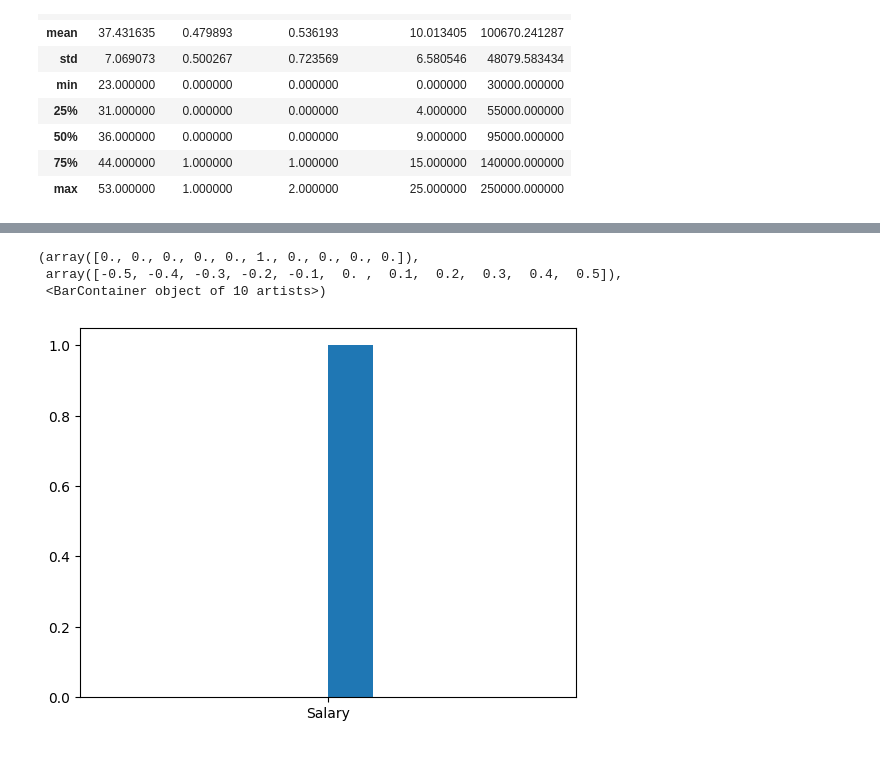
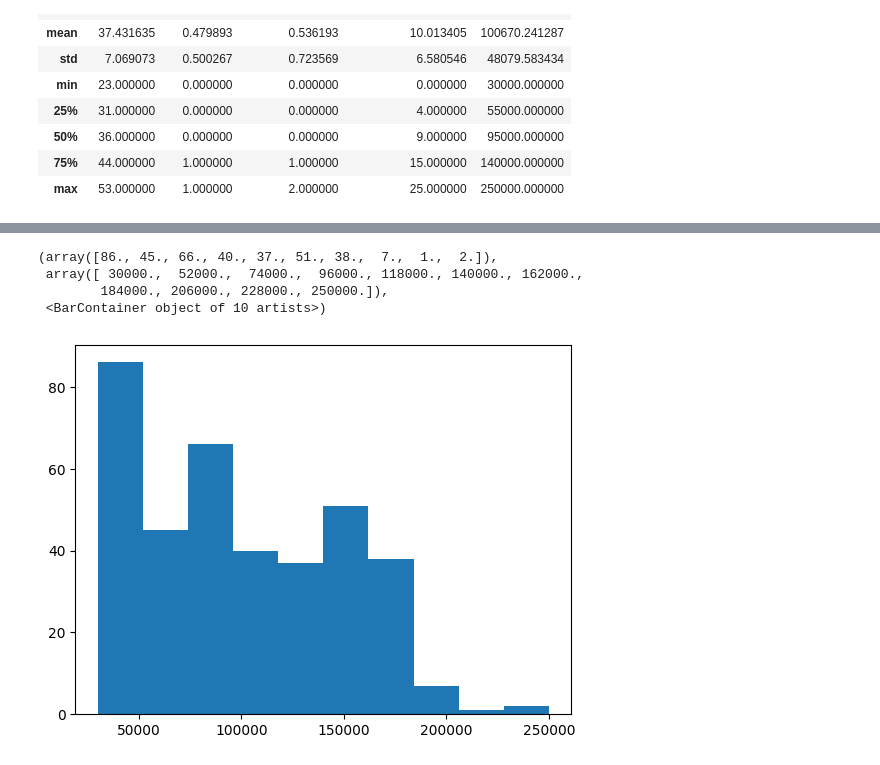
Before and after one commit to Sarajml98/salary-data-analysis, a Jupyter notebook: salary.ipynb, the cells around one changed output, grey strips where cells are left out. Saved outputs shown, nothing was run; the diff lists cells and outputs as text; code cells hidden in the pictures.

Commit message:
fixing hist diagram

```diff
--- a/salary.ipynb
+++ b/salary.ipynb
@@ -521,9 +537,10 @@ df.describe()
 # %%
 import matplotlib.pyplot as plt
 # %%
-plt.hist(["Salary"])
+plt.hist(df["Salary"])
 # %% [output]
-(array([0., 0., 0., 0., 0., 1., 0., 0., 0., 0.]),
- array([-0.5, -0.4, -0.3, -0.2, -0.1,  0. ,  0.1,  0.2,  0.3,  0.4,  0.5]),
+(array([86., 45., 66., 40., 37., 51., 38.,  7.,  1.,  2.]),
+ array([ 30000.,  52000.,  74000.,  96000., 118000., 140000., 162000.,
+        184000., 206000., 228000., 250000.]),
  <BarContainer object of 10 artists>)
-[figure, old version]
+[figure, new version]
```
Also changed, not shown: parts of 1 cell of this notebook.
